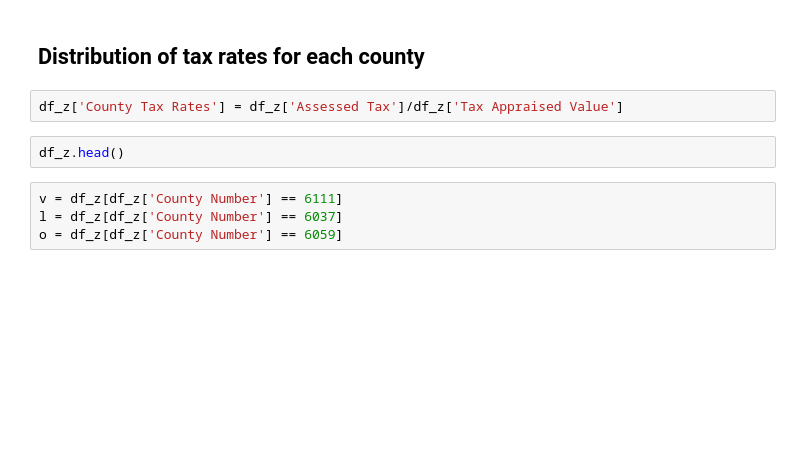
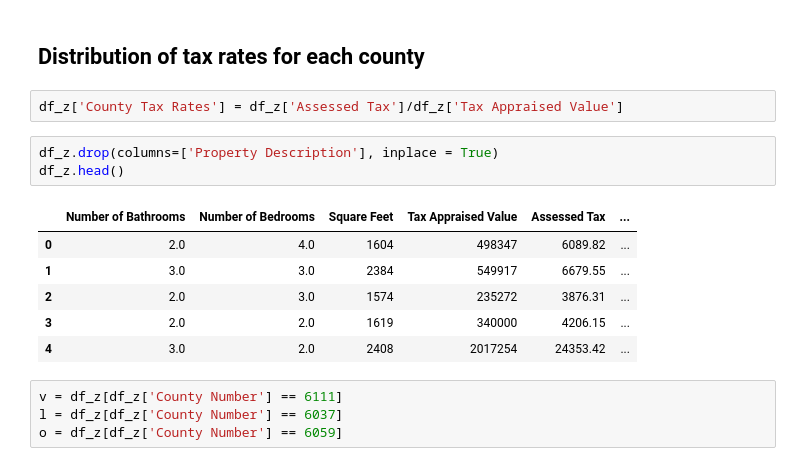
Before and after one commit to soslin/zillow-project, a Jupyter notebook: zillow_project.ipynb, the cells around one changed output. Cells and saved outputs as stored; diff of their text form; blank space fills up the shorter version.

```diff
--- a/zillow_project.ipynb
+++ b/zillow_project.ipynb
@@ -453,8 +479,16 @@ plt.show()
 ## Distribution of tax rates for each county
 # %%
 df_z['County Tax Rates'] = df_z['Assessed Tax']/df_z['Tax Appraised Value']
-# %%
-df_z.head()
+# %%
+df_z.drop(columns=['Property Description'], inplace = True)
+df_z.head()
+# %% [output]
+|  | Number of Bathrooms | Number of Bedrooms | Square Feet | Tax Appraised Value | Assessed Tax | ... |
+| 0 | 2.0 | 4.0 | 1604 | 498347 | 6089.82 | ... |
+| 1 | 3.0 | 3.0 | 2384 | 549917 | 6679.55 | ... |
+| 2 | 2.0 | 3.0 | 1574 | 235272 | 3876.31 | ... |
+| 3 | 2.0 | 2.0 | 1619 | 340000 | 4206.15 | ... |
+| 4 | 3.0 | 2.0 | 2408 | 2017254 | 24353.42 | ... |
 # %%
 v = df_z[df_z['County Number'] == 6111]
 l = df_z[df_z['County Number'] == 6037]
```
Also changed, not shown: parts of 34 cells of this notebook, 1 other file.
